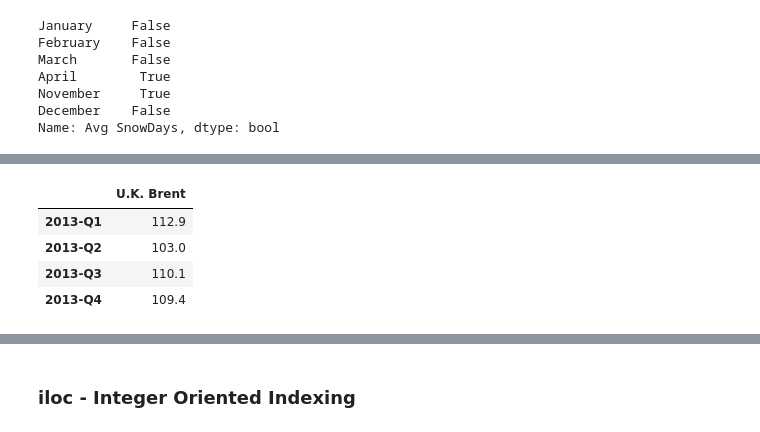
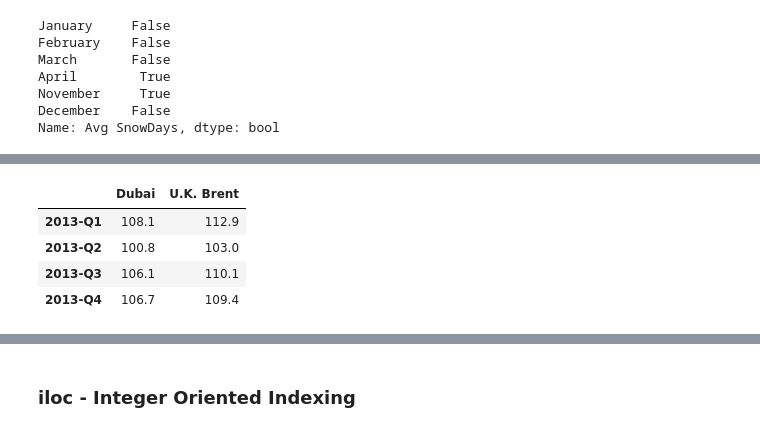
Before and after one commit to edyoda/data-science-ml-foundation-10, a Jupyter notebook: New-5 Pandas - Indexing & Selecting.ipynb, the cells around one changed output, grey strips where cells are left out. Cells and saved outputs as stored; diff of their text form; code cells hidden in the pictures.

```diff
--- a/New-5 Pandas - Indexing & Selecting.ipynb
+++ b/New-5 Pandas - Indexing & Selecting.ipynb
@@ -318,11 +342,11 @@ Name: 2013-Q1, dtype: bool
 # %%
-dubaiPrices.loc[:,dubaiPrices.loc['2013-Q1']>110]
+dubaiPrices.loc[:,dubaiPrices.loc['2013-Q1']>105]
 # %% [output]
-|  | U.K. Brent |
-| 2013-Q1 | 112.9 |
-| 2013-Q2 | 103.0 |
-| 2013-Q3 | 110.1 |
-| 2013-Q4 | 109.4 |
+|  | Dubai | U.K. Brent |
+| 2013-Q1 | 108.1 | 112.9 |
+| 2013-Q2 | 100.8 | 103.0 |
+| 2013-Q3 | 106.1 | 110.1 |
+| 2013-Q4 | 106.7 | 109.4 |
 # %%
 dubaiPrices
 # %% [output]
```
Also changed, not shown: parts of 26 cells of this notebook, 6 other files.
